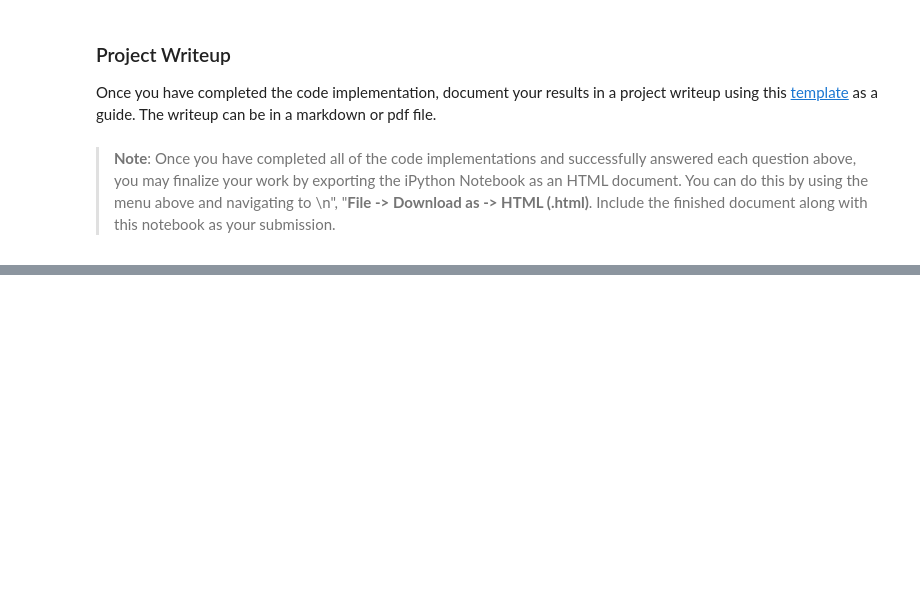
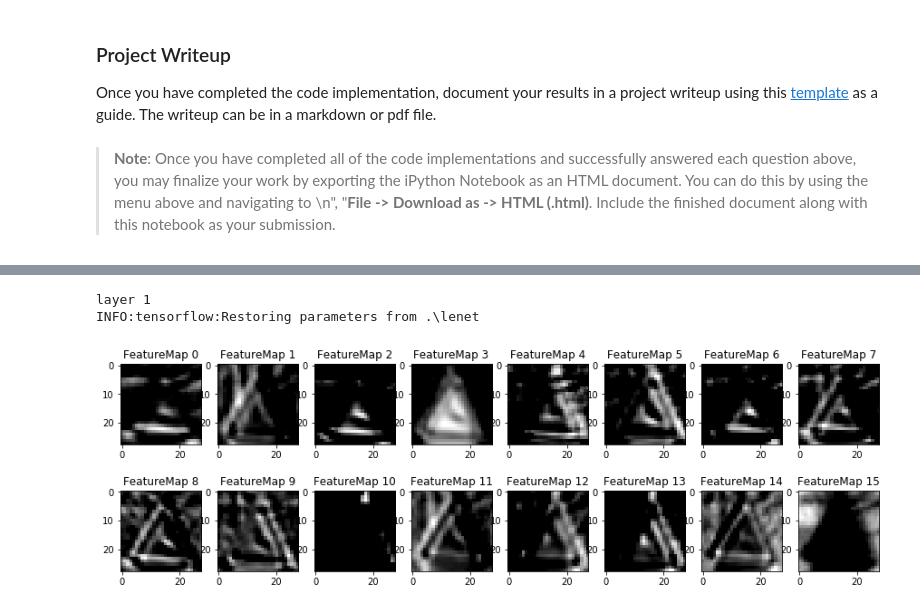
Before and after one commit to JesseR2/CarND-Traffic-Sign-Classifier-Project, a Jupyter notebook: Traffic_Sign_Classifier.ipynb, the cells around one changed output, grey strips where cells are left out. Drawn from its saved outputs; the diff is of its cells as text; code cells hidden in the pictures; blank space fills up the shorter version.

```diff
--- a/Traffic_Sign_Classifier.ipynb
+++ b/Traffic_Sign_Classifier.ipynb
@@ -225,6 +268,6 @@ y = tf.placeholder(tf.int32, (None))
 one_hot_y = tf.one_hot(y, 43)
 # %%
-rate = 0.001
+rate = 0.0006
 
 logits = LeNet(x)
 cross_entropy = tf.nn.softmax_cross_entropy_with_logits(labels=one_hot_y, logits=logits)
@@ -242,7 +285,7 @@ def evaluate(X_data, y_data):
     sess = tf.get_default_session()
     for offset in range(0, num_examples, BATCH_SIZE):
         batch_x, batch_y = X_data[offset:offset+BATCH_SIZE], y_data[offset:offset+BATCH_SIZE]
-        accuracy = sess.run(accuracy_operation, feed_dict={x: batch_x, y: batch_y})
+        accuracy = sess.run(accuracy_operation, feed_dict={x: batch_x, y: batch_y, keep_prob:1.0})
         total_accuracy += (accuracy * len(batch_x))
     return total_accuracy / num_examples
 # %% [markdown]
@@ -263,7 +306,7 @@ with tf.Session() as sess:
         for offset in range(0, num_examples, BATCH_SIZE):
             end = offset + BATCH_SIZE
             batch_x, batch_y = X_train2[offset:end], y_train[offset:end]
-            sess.run(training_operation, feed_dict={x: batch_x, y: batch_y})
+            sess.run(training_operation, feed_dict={x: batch_x, y: batch_y, keep_prob:0.5})
 
         validation_accuracy = evaluate(X_validation, y_validation)
         print("EPOCH {} ...".format(i+1))
@@ -455,14 +498,19 @@ def outputFeatureMap(image_input, tf_activation, activation_min=-1, activation_m
     # image_input =
     # Note: x should be the same name as your network's tensorflow data placeholder variable
     # If you get an error tf_activation is not defined it may be having trouble accessing the variable from inside a function
-    activation = tf_activation.eval(session=sess,feed_dict={x : image_input})
+
+    activation = tf_activation.eval(session=sess,feed_dict={x:image_input, keep_prob : 1.0})
+
+    #activation = sess.run('max_pooling2d/MaxPool:0', feed_dict={x:image_input, keep_prob : 1.0})
+
+
     featuremaps = activation.shape[3]
     plt.figure(plt_num, figsize=(15,15))
     for featuremap in range(featuremaps):
         plt.subplot(6,8, featuremap+1) # sets the number of feature maps to show on each row and column
         plt.title('FeatureMap ' + str(featuremap)) # displays the feature map number
         if activation_min != -1 & activation_max != -1:
-            plt.imshow(activation[0,:,:, featuremap], interpolation="nearest", vmin =activation_min, vmax=activation_max, cmap="gray")
+            plt.imshow(activation[:,:,:, featuremap], interpolation="nearest", vmin =activation_min, vmax=activation_max, cmap="gray")
         elif activation_max != -1:
             plt.imshow(activation[0,:,:, featuremap], interpolation="nearest", vmax=activation_max, cmap="gray")
         elif activation_min !=-1:
@@ -471,0 +532,13 @@ def outputFeatureMap(image_input, tf_activation, activation_min=-1, activation_m
+# %%
+import matplotlib.pyplot as plt
+
+print('layer 1')
+with tf.Session() as sess:
+    saver.restore(sess, tf.train.latest_checkpoint('.'))
+    image_input = X_validation[100:101]
+    tf_activation = tf.get_default_graph().get_tensor_by_name('conv2d/Relu:0')
+    outputFeatureMap(image_input, tf_activation , -1, -1, 1)
+# %% [output]
+layer 1
+INFO:tensorflow:Restoring parameters from .\lenet
+[figure, added]
```
Also changed, not shown: parts of 10 cells of this notebook, 1 other file.
